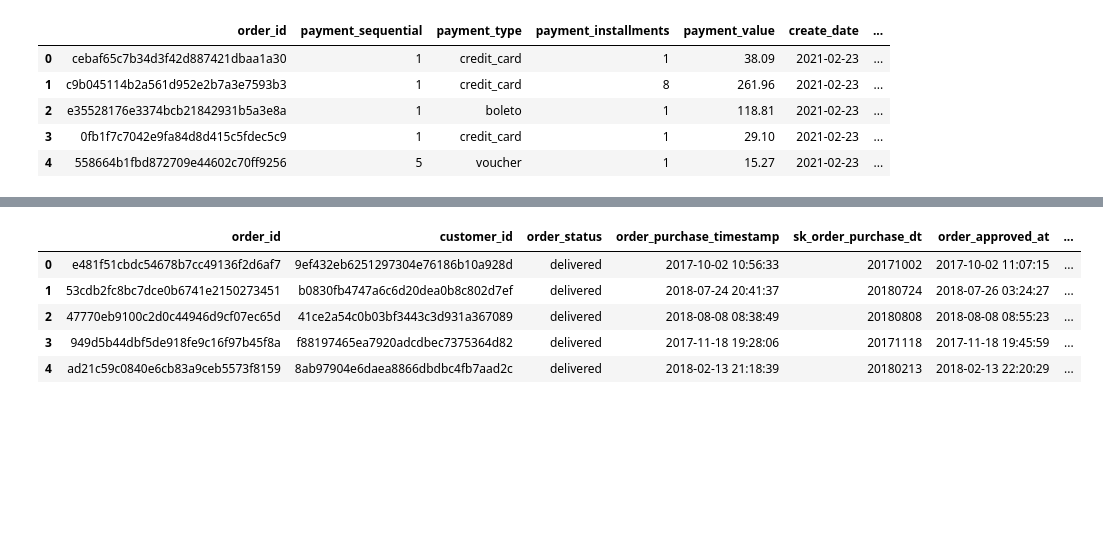
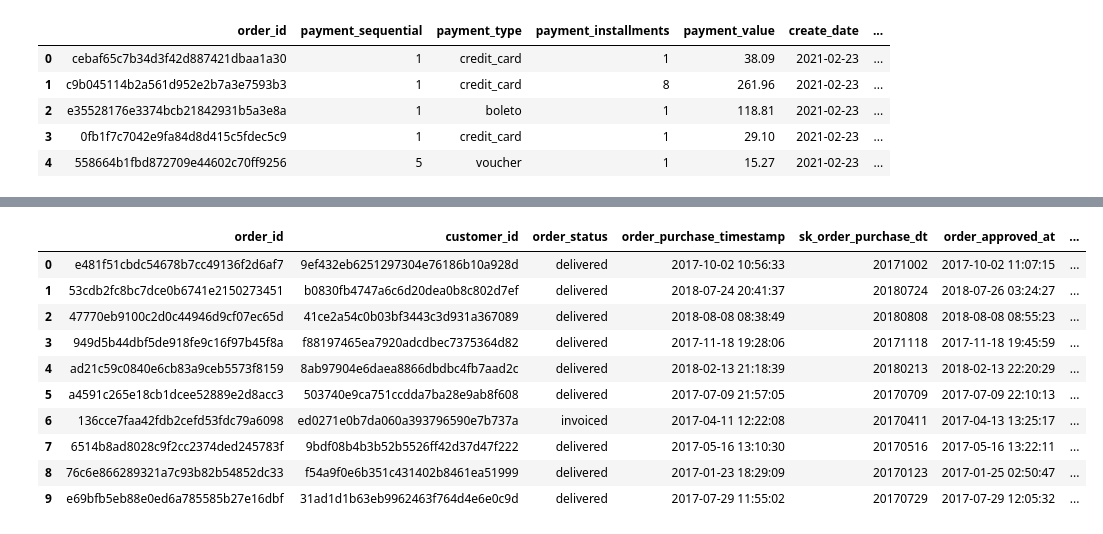
Before and after one commit to nt1983/Team-A-Kaggle_Brazilian_E_commerce, a Jupyter notebook: Narjes_ETL.ipynb, the cells around one changed output, grey strips where cells are left out. Drawn from its saved outputs; the diff is of its cells as text; code cells hidden in the pictures; blank space fills up the shorter version.

```diff
--- a/Narjes_ETL.ipynb
+++ b/Narjes_ETL.ipynb
@@ -91,29 +91,34 @@ stg_orders_df.head()
 | 4 | ad21c59c0840e6cb83a9ceb5573f8159 | 8ab97904e6daea8866dbdbc4fb7aad2c | delivered | 2018-02-13 21:18:39 | 2018-02-13 22:20:29 | 2018-02-14 19:46:34 | ... |
 # %%
 orders_df=stg_orders_df[['order_id', 'customer_id', 'order_status']].copy()
-orders_df['order_purchase_timestamp']=stg_orders_df['order_purchase_timestamp'].apply(lambda x: dt.datetime.strptime(x, '%Y-%m-%d %H:%M:%S') if (x!=None) else dt.datetime(1950,1,1))
-orders_df['sk_order_purchase_dt']=stg_orders_df['order_purchase_timestamp'].apply(lambda x: int(x[:x.find(' ')].replace('-','')) if (x!=None) else 19500101)
+orders_df['order_purchase_timestamp']=stg_orders_df['order_purchase_timestamp'].apply(lambda x: dt.datetime.strptime(x, '%Y-%m-%d %H:%M:%S') if (x!=None) else None)
+orders_df['sk_order_purchase_dt']=stg_orders_df['order_purchase_timestamp'].apply(lambda x: int(x[:x.find(' ')].replace('-','')) if (x!=None) else None)
 
-orders_df['order_approved_at']=stg_orders_df['order_approved_at'].apply(lambda x: dt.datetime.strptime(x, '%Y-%m-%d %H:%M:%S') if (x!=None) else dt.datetime(1950,1,1))
-orders_df['sk_order_approved_at_dt']=stg_orders_df['order_approved_at'].apply(lambda x: int(x[:x.find(' ')].replace('-','')) if (x!=None) else 19500101)
+orders_df['order_approved_at']=stg_orders_df['order_approved_at'].apply(lambda x: dt.datetime.strptime(x, '%Y-%m-%d %H:%M:%S') if (x!=None) else None)
+orders_df['sk_order_approved_at_dt']=stg_orders_df['order_approved_at'].apply(lambda x: int(x[:x.find(' ')].replace('-','')) if (x!=None) else None)
 
-orders_df['order_delivered_carrier_date']=stg_orders_df['order_delivered_carrier_date'].apply(lambda x: dt.datetime.strptime(x, '%Y-%m-%d %H:%M:%S') if (x!=None) else dt.datetime(1950,1,1))
-orders_df['sk_order_delivered_carrier_dt']=stg_orders_df['order_delivered_carrier_date'].apply(lambda x: int(x[:x.find(' ')].replace('-','')) if (x!=None) else 19500101)
+orders_df['order_delivered_carrier_date']=stg_orders_df['order_delivered_carrier_date'].apply(lambda x: dt.datetime.strptime(x, '%Y-%m-%d %H:%M:%S') if (x!=None) else None)
+orders_df['sk_order_delivered_carrier_dt']=stg_orders_df['order_delivered_carrier_date'].apply(lambda x: int(x[:x.find(' ')].replace('-','')) if (x!=None) else None)
 
-orders_df['order_delivered_customer_date']=stg_orders_df['order_delivered_customer_date'].apply(lambda x: dt.datetime.strptime(x, '%Y-%m-%d %H:%M:%S') if (x!=None) else dt.datetime(1950,1,1))
-orders_df['sk_order_delivered_customer_dt']=stg_orders_df['order_delivered_customer_date'].apply(lambda x: int(x[:x.find(' ')].replace('-','')) if (x!=None) else 19500101)
+orders_df['order_delivered_customer_date']=stg_orders_df['order_delivered_customer_date'].apply(lambda x: dt.datetime.strptime(x, '%Y-%m-%d %H:%M:%S') if (x!=None) else None)
+orders_df['sk_order_delivered_customer_dt']=stg_orders_df['order_delivered_customer_date'].apply(lambda x: int(x[:x.find(' ')].replace('-','')) if (x!=None) else None)
 
 orders_df['order_estimated_delivery_date']=stg_orders_df['order_estimated_delivery_date']
 orders_df['sk_order_estimated_delivery_dt']=stg_orders_df['order_estimated_delivery_date'].apply(lambda x: int(x.strftime('%Y%m%d')))
 
-orders_df.head()
+orders_df.head(10)
 # %% [output]
 |  | order_id | customer_id | order_status | order_purchase_timestamp | sk_order_purchase_dt | order_approved_at | ... |
 | 0 | e481f51cbdc54678b7cc49136f2d6af7 | 9ef432eb6251297304e76186b10a928d | delivered | 2017-10-02 10:56:33 | 20171002 | 2017-10-02 11:07:15 | ... |
 | 1 | 53cdb2fc8bc7dce0b6741e2150273451 | b0830fb4747a6c6d20dea0b8c802d7ef | delivered | 2018-07-24 20:41:37 | 20180724 | 2018-07-26 03:24:27 | ... |
 | 2 | 47770eb9100c2d0c44946d9cf07ec65d | 41ce2a54c0b03bf3443c3d931a367089 | delivered | 2018-08-08 08:38:49 | 20180808 | 2018-08-08 08:55:23 | ... |
 | 3 | 949d5b44dbf5de918fe9c16f97b45f8a | f88197465ea7920adcdbec7375364d82 | delivered | 2017-11-18 19:28:06 | 20171118 | 2017-11-18 19:45:59 | ... |
 | 4 | ad21c59c0840e6cb83a9ceb5573f8159 | 8ab97904e6daea8866dbdbc4fb7aad2c | delivered | 2018-02-13 21:18:39 | 20180213 | 2018-02-13 22:20:29 | ... |
+| 5 | a4591c265e18cb1dcee52889e2d8acc3 | 503740e9ca751ccdda7ba28e9ab8f608 | delivered | 2017-07-09 21:57:05 | 20170709 | 2017-07-09 22:10:13 | ... |
+| 6 | 136cce7faa42fdb2cefd53fdc79a6098 | ed0271e0b7da060a393796590e7b737a | invoiced | 2017-04-11 12:22:08 | 20170411 | 2017-04-13 13:25:17 | ... |
+| 7 | 6514b8ad8028c9f2cc2374ded245783f | 9bdf08b4b3b52b5526ff42d37d47f222 | delivered | 2017-05-16 13:10:30 | 20170516 | 2017-05-16 13:22:11 | ... |
+| 8 | 76c6e866289321a7c93b82b54852dc33 | f54a9f0e6b351c431402b8461ea51999 | delivered | 2017-01-23 18:29:09 | 20170123 | 2017-01-25 02:50:47 | ... |
+| 9 | e69bfb5eb88e0ed6a785585b27e16dbf | 31ad1d1b63eb9962463f764d4e6e0c9d | delivered | 2017-07-29 11:55:02 | 20170729 | 2017-07-29 12:05:32 | ... |
 # %%
 orders_df.to_sql(name='orders', con=engine, if_exists='append', index=False)
 # %%
```
Also changed, not shown: parts of 2 cells of this notebook.
